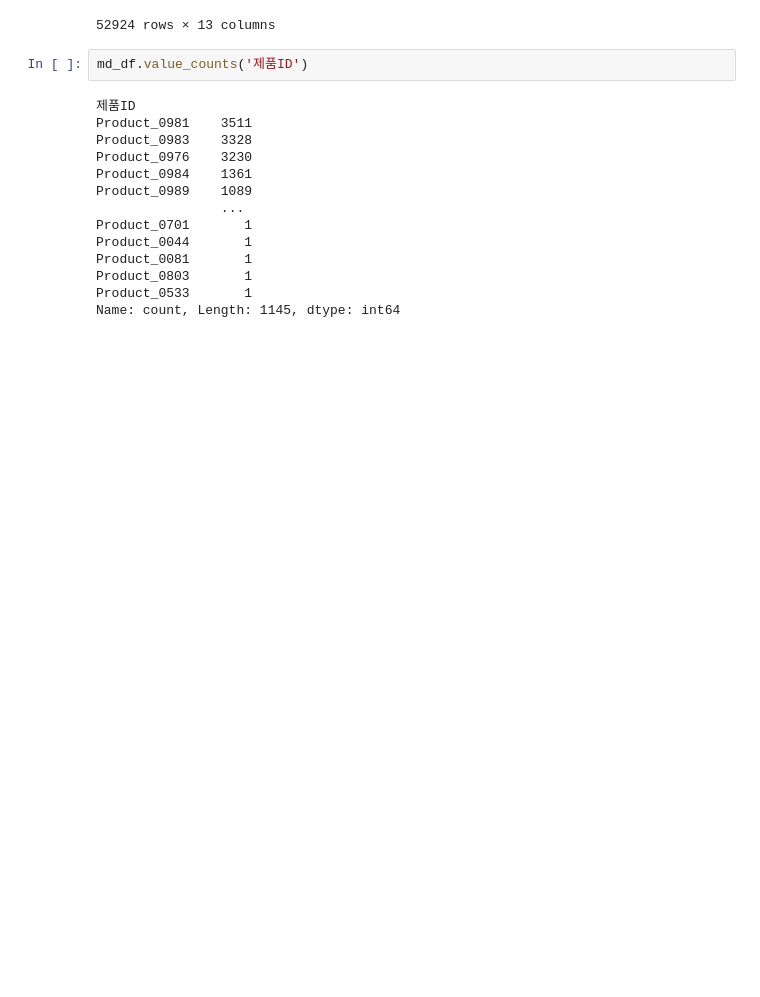
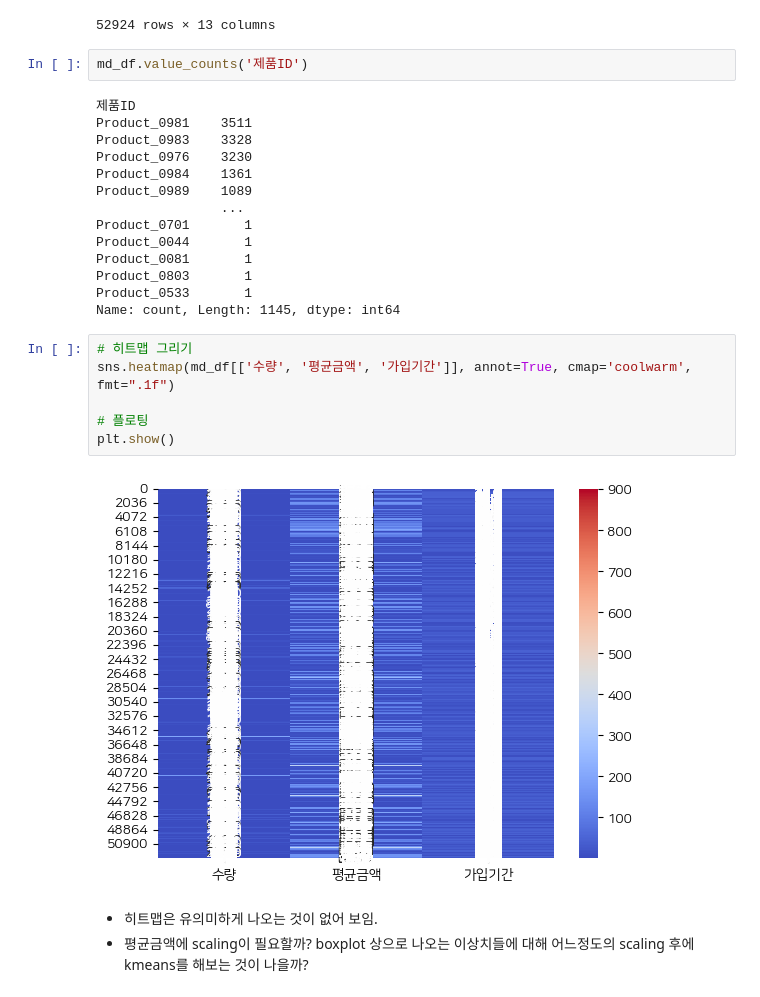
Before and after one commit to syl0702/dacon_cust_seg, a Jupyter notebook: analysis.ipynb, the cells around one changed output. Saved outputs shown, nothing was run; the diff lists cells and outputs as text; blank space fills up the shorter version.

```diff
--- a/analysis.ipynb
+++ b/analysis.ipynb
@@ -267,3 +267,14 @@ Product_0081       1
 Product_0803       1
 Product_0533       1
 Name: count, Length: 1145, dtype: int64
+# %%
+# 히트맵 그리기
+sns.heatmap(md_df[['수량', '평균금액', '가입기간']], annot=True, cmap='coolwarm', fmt=".1f")
+
+# 플로팅
+plt.show()
+# %% [output]
+[figure, added]
+# %% [markdown]
+- 히트맵은 유의미하게 나오는 것이 없어 보임.
+- 평균금액에 scaling이 필요할까? boxplot 상으로 나오는 이상치들에 대해 어느정도의 scaling 후에 kmeans를 해보는 것이 나을까?
```
